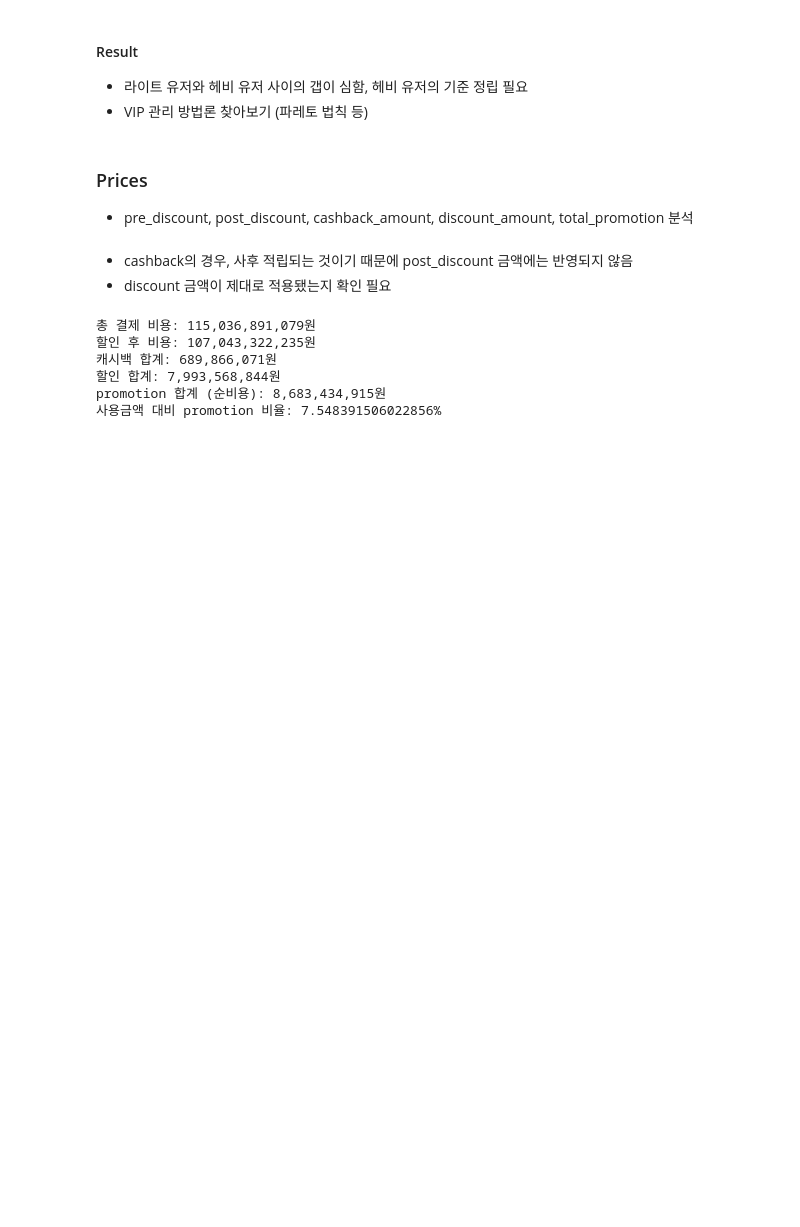
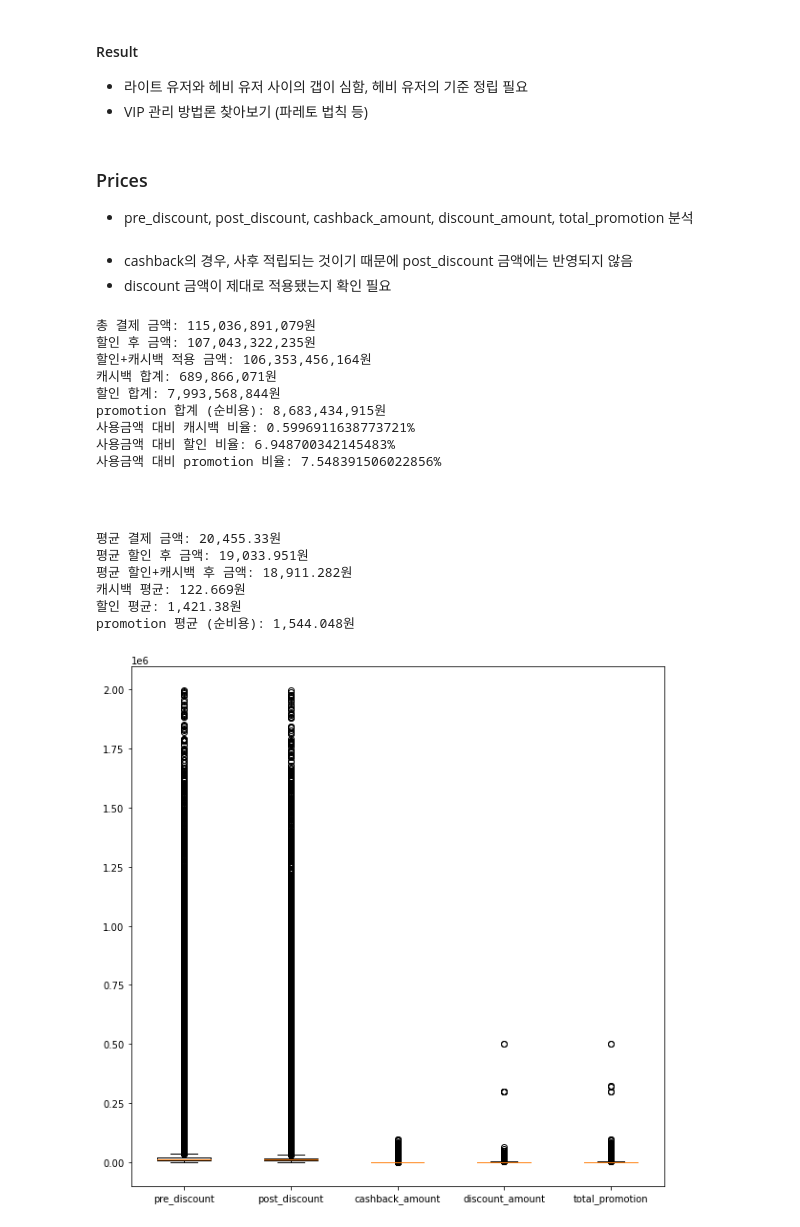
Before and after one commit to LUCI031/chai_analytics, a Jupyter notebook: EDA.ipynb, the cells around one changed output. Drawn from its saved outputs; the diff is of its cells as text; code cells hidden in the pictures; blank space fills up the shorter version.

```diff
--- a/EDA.ipynb
+++ b/EDA.ipynb
@@ -243,18 +243,48 @@ df['diff'].value_counts()
 df = df.iloc[::,:-1]
 # %%
 # 최종적인 사용 금액과 cashback, discount_amount 비교 (pre_discount-total_promotion)
-print(f"총 결제 비용: {sum(df['pre_discount']):,}원")
-print(f"할인 후 비용: {sum(df['post_discount']):,}원")
+# cashback 까지 적용되면 소비자는 얼마에 서비스를 이용하는가
+print(f"총 결제 금액: {sum(df['pre_discount']):,}원")
+print(f"할인 후 금액: {sum(df['post_discount']):,}원")
+print(f"할인+캐시백 적용 금액: {sum(df['post_discount'])-sum(df['cashback_amount']):,}원")
 print(f"캐시백 합계: {sum(df['cashback_amount']):,}원")
 print(f"할인 합계: {sum(df['discount_amount']):,}원")
 print(f"promotion 합계 (순비용): {sum(df['total_promotion']):,}원")
+print(f"사용금액 대비 캐시백 비율: {sum(df['cashback_amount'])/sum(df['pre_discount'])*100}%")
+print(f"사용금액 대비 할인 비율: {sum(df['discount_amount'])/sum(df['pre_discount'])*100}%")
 print(f"사용금액 대비 promotion 비율: {sum(df['total_promotion'])/sum(df['pre_discount'])*100}%")
 # %% [output]
-총 결제 비용: 115,036,891,079원
-할인 후 비용: 107,043,322,235원
+총 결제 금액: 115,036,891,079원
+할인 후 금액: 107,043,322,235원
+할인+캐시백 적용 금액: 106,353,456,164원
 캐시백 합계: 689,866,071원
 할인 합계: 7,993,568,844원
 promotion 합계 (순비용): 8,683,434,915원
+사용금액 대비 캐시백 비율: 0.5996911638773721%
+사용금액 대비 할인 비율: 6.948700342145483%
 사용금액 대비 promotion 비율: 7.548391506022856%
 # %% [markdown]
 ###
+# %%
+# 거래 별 사용 금액과 cashback, discount_amount 비교 (pre_discount-total_promotion)
+print(f"평균 결제 금액: {round(np.mean(df['pre_discount']),3):,}원")
+print(f"평균 할인 후 금액: {round(np.mean(df['post_discount']),3):,}원")
+print(f"평균 할인+캐시백 후 금액: {round(np.mean(df['post_discount'])-np.mean(df['cashback_amount']),3):,}원")
+print(f"캐시백 평균: {round(np.mean(df['cashback_amount']),3):,}원")
+print(f"할인 평균: {round(np.mean(df['discount_amount']),3):,}원")
+print(f"promotion 평균 (순비용): {round(np.mean(df['total_promotion']),3):,}원")
+# %% [output]
+평균 결제 금액: 20,455.33원
+평균 할인 후 금액: 19,033.951원
+평균 할인+캐시백 후 금액: 18,911.282원
+캐시백 평균: 122.669원
+할인 평균: 1,421.38원
+promotion 평균 (순비용): 1,544.048원
+# %%
+# 거래 분포 -> 분포도 확인 결과 헤비 유저와 라이트 유저 사이의 갭이 심하기 때문에 아예 분리해서 분석할 필요 있는 듯
+plt.figure(figsize=(10,10))
+plt.boxplot(df.iloc[:,2:7],labels=['pre_discount','post_discount','cashback_amount','discount_amount','total_promotion'])
+# plt.ticklabel_format(style='plain', axis='x')
+plt.show()
+# %% [output]
+[figure, added]
```
Also changed, not shown: parts of 10 cells of this notebook.
